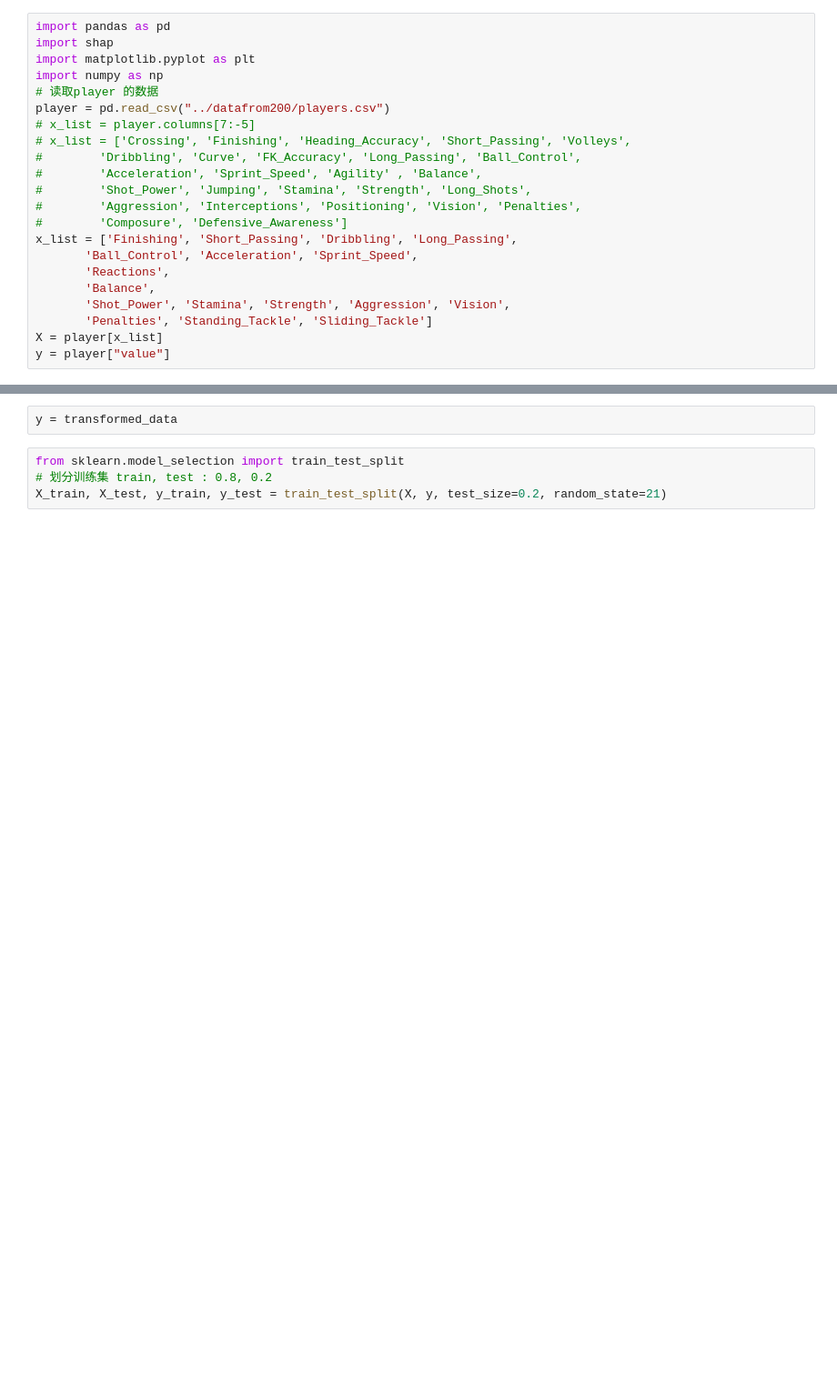
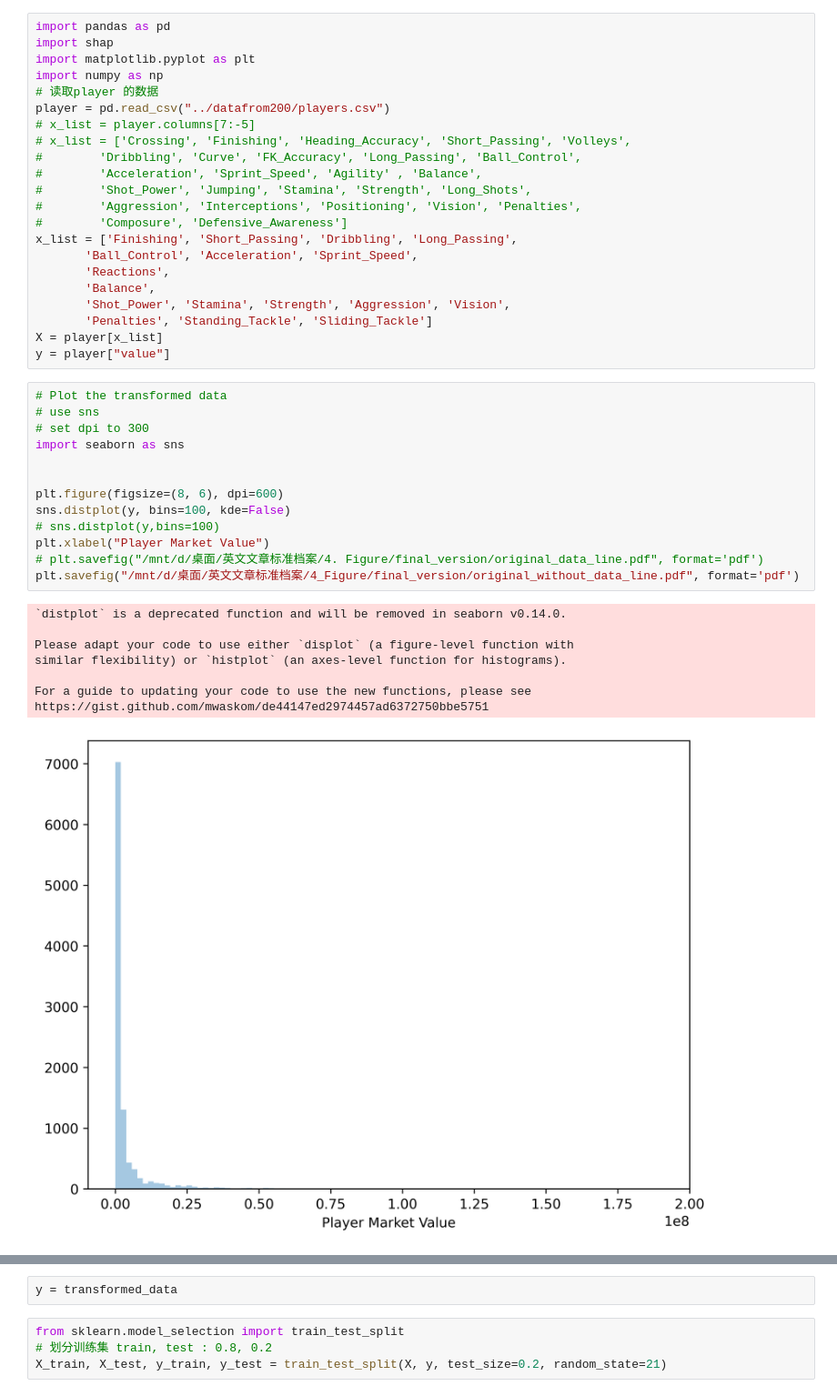
Before and after one commit to huang-chunyang/sofifa, a Jupyter notebook: dealdata/explain.ipynb, the cells around one changed output, grey strips where cells are left out. Shown at 91% size. Saved outputs shown, nothing was run; the diff lists cells and outputs as text; blank space fills up the shorter version.

```diff
--- a/dealdata/explain.ipynb
+++ b/dealdata/explain.ipynb
@@ -20,4 +20,26 @@ x_list = ['Finishing', 'Short_Passing', 'Dribbling', 'Long_Passing',
        'Penalties', 'Standing_Tackle', 'Sliding_Tackle']
 X = player[x_list]
 y = player["value"]
+# %%
+# Plot the transformed data
+# use sns
+# set dpi to 300
+import seaborn as sns
+
+
+plt.figure(figsize=(8, 6), dpi=600)
+sns.distplot(y, bins=100, kde=False)
+# sns.distplot(y,bins=100)
+plt.xlabel("Player Market Value")
+# plt.savefig("/mnt/d/桌面/英文文章标准档案/4. Figure/final_version/original_data_line.pdf", format='pdf')
+plt.savefig("/mnt/d/桌面/英文文章标准档案/4_Figure/final_version/original_without_data_line.pdf", format='pdf')
+# %% [output]
+`distplot` is a deprecated function and will be removed in seaborn v0.14.0.
+
+Please adapt your code to use either `displot` (a figure-level function with
+similar flexibility) or `histplot` (an axes-level function for histograms).
+
+For a guide to updating your code to use the new functions, please see
+https://gist.github.com/mwaskom/de44147ed2974457ad6372750bbe5751
+[figure, added]
 # %%
```
Also changed, not shown: parts of 6 cells of this notebook, 5 other files.
